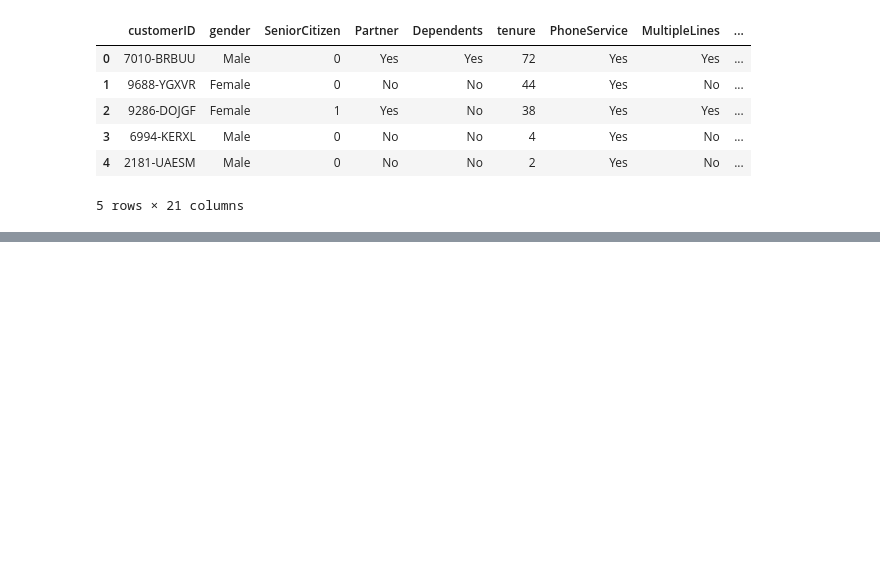
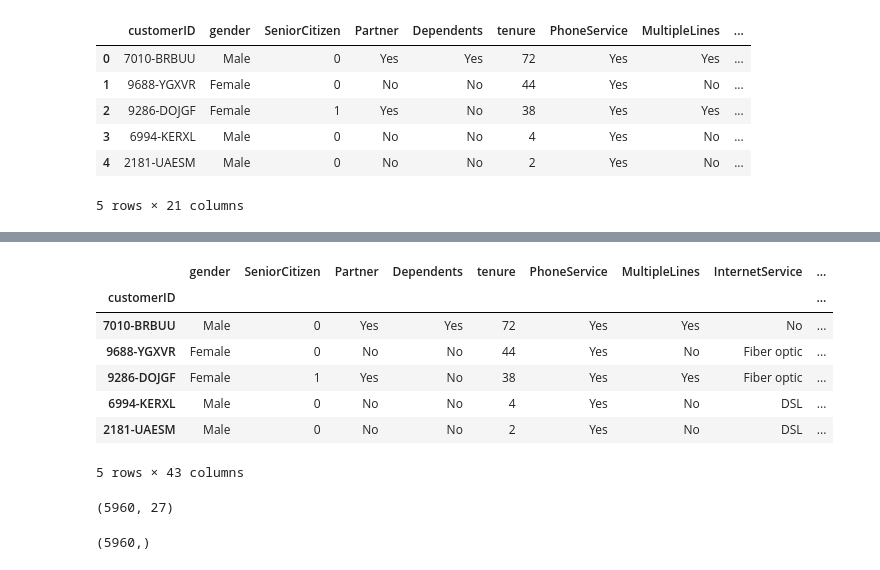
Before and after one commit to Arimoro2020/Predicting_Churn_telecomUsers, a Jupyter notebook: Model_Building.ipynb, the cells around one changed output, grey strips where cells are left out. Saved outputs shown, nothing was run; the diff lists cells and outputs as text; code cells hidden in the pictures; blank space fills up the shorter version.

```diff
--- a/Model_Building.ipynb
+++ b/Model_Building.ipynb
@@ -23,0 +87,25 @@ telecom_df_new.head()
+# %%
+#Map ordinal values to the Contract feature
+telecom_df_new['Contract'] = telecom_df_new['Contract'].map({'Month-to-month': 1, 'One year': 2, 'Two year': 3})
+telecom_df_new.head()
+# %% [output]
+|  | gender | SeniorCitizen | Partner | Dependents | tenure | PhoneService | MultipleLines | InternetService | ... |
+| customerID |  |  |  |  |  |  |  |  | ... |
+| 7010-BRBUU | Male | 0 | Yes | Yes | 72 | Yes | Yes | No | ... |
+| 9688-YGXVR | Female | 0 | No | No | 44 | Yes | No | Fiber optic | ... |
+| 9286-DOJGF | Female | 1 | Yes | No | 38 | Yes | Yes | Fiber optic | ... |
+| 6994-KERXL | Male | 0 | No | No | 4 | Yes | No | DSL | ... |
+| 2181-UAESM | Male | 0 | No | No | 2 | Yes | No | DSL | ... |
+5 rows × 43 columns
+# %%
+#create features variable
+X = telecom_df_new.drop(columns=['gender', 'SeniorCitizen', 'Partner', 'Dependents', 'PhoneService', 'MultipleLines', 'InternetService', 'OnlineSecurity', 'OnlineBackup', 'DeviceProtection', 'TechSupport', 'StreamingTV', 'StreamingMovies', 'PaperlessBilling', 'PaymentMethod', 'Churn'], axis=1).values
+X.shape
+# %% [output]
+(5960, 27)
+# %%
+#create target variable
+y = telecom_df_new['Churn'].values
+y.shape
+# %% [output]
+(5960,)
```
Also changed, not shown: parts of 2 cells of this notebook.
